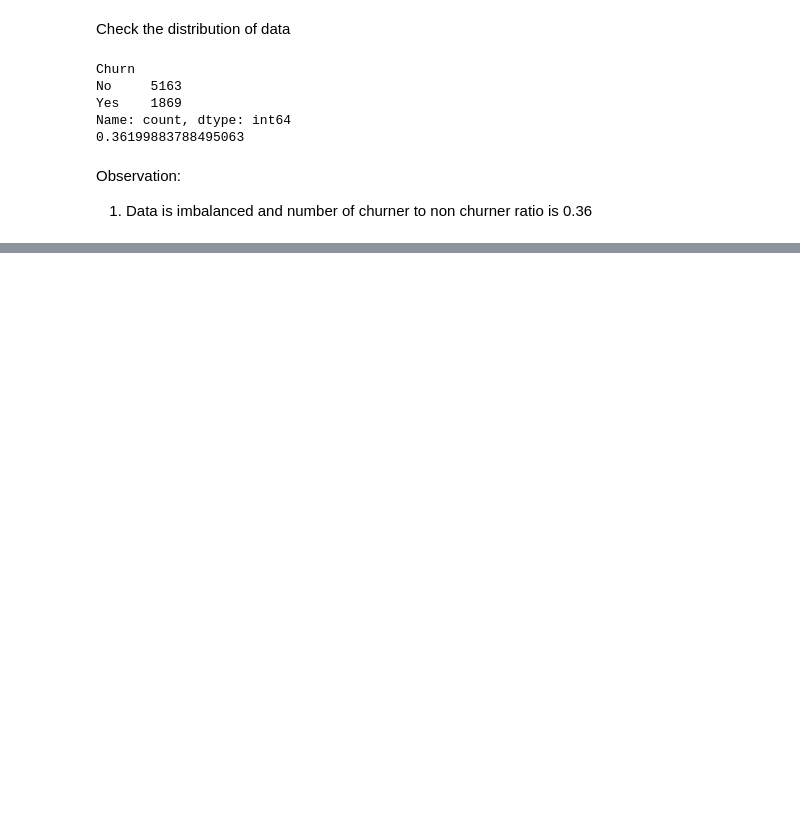
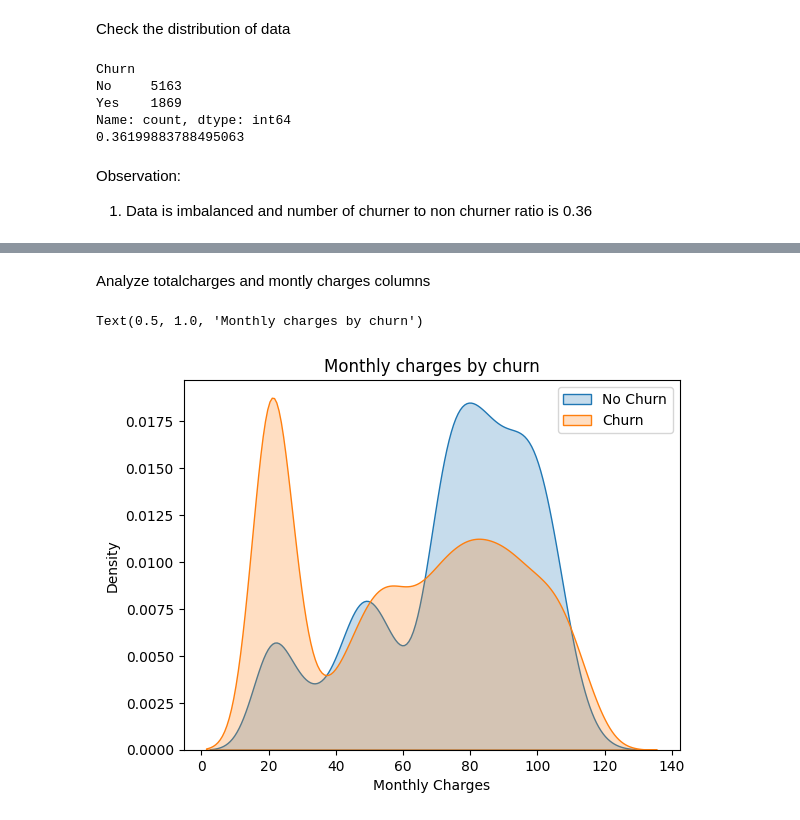
Before and after one commit to snehuvarbhe/Telecom_retention, a Jupyter notebook: EDA.ipynb, the cells around one changed output, grey strips where cells are left out. Drawn from its saved outputs; the diff is of its cells as text; code cells hidden in the pictures; blank space fills up the shorter version.

```diff
--- a/EDA.ipynb
+++ b/EDA.ipynb
@@ -135,0 +242,12 @@ Observation:
+# %% [markdown]
+Analyze totalcharges and montly charges columns
+# %%
+sns.kdeplot(new_df.MonthlyCharges[new_df['Churn']=='Yes'],shade=True)
+sns.kdeplot(new_df.MonthlyCharges[new_df['Churn']=='No'],shade=True)
+plt.legend(["No Churn","Churn"],loc='upper right')
+plt.ylabel('Density')
+plt.xlabel('Monthly Charges')
+plt.title('Monthly charges by churn')
+# %% [output]
+Text(0.5, 1.0, 'Monthly charges by churn')
+[figure, added]
```
Also changed, not shown: parts of 50 cells of this notebook.
